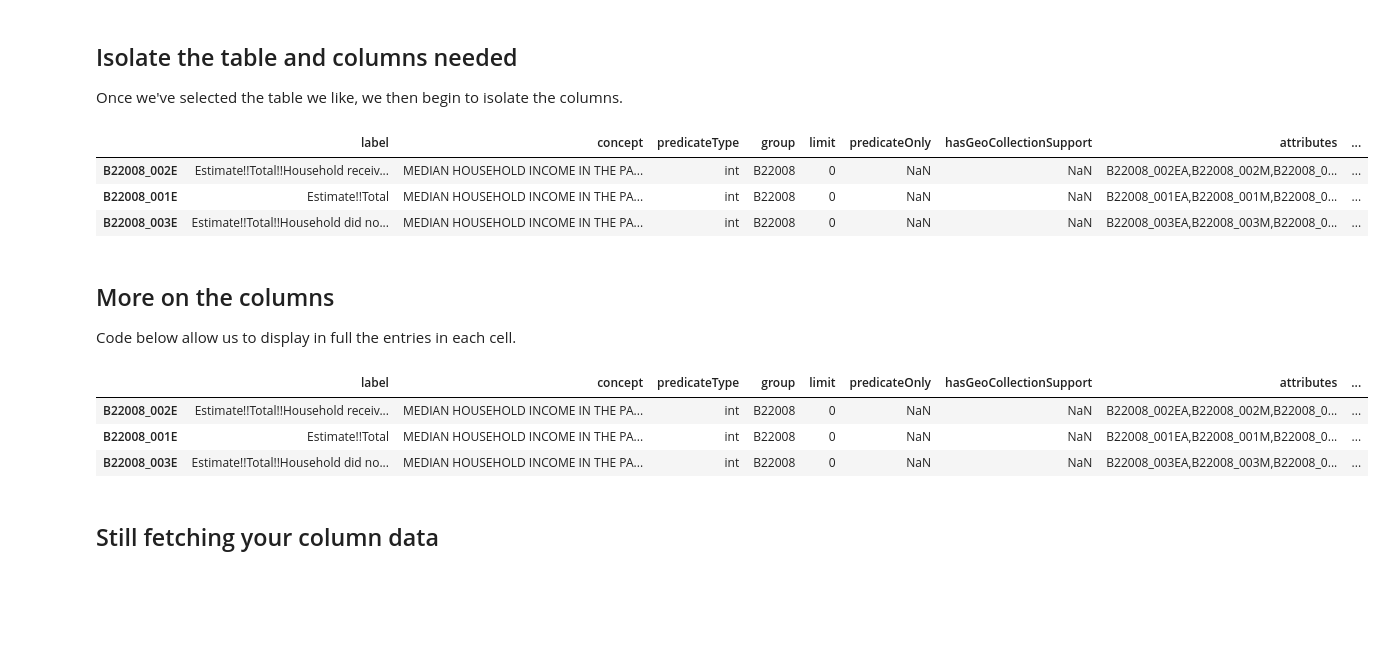
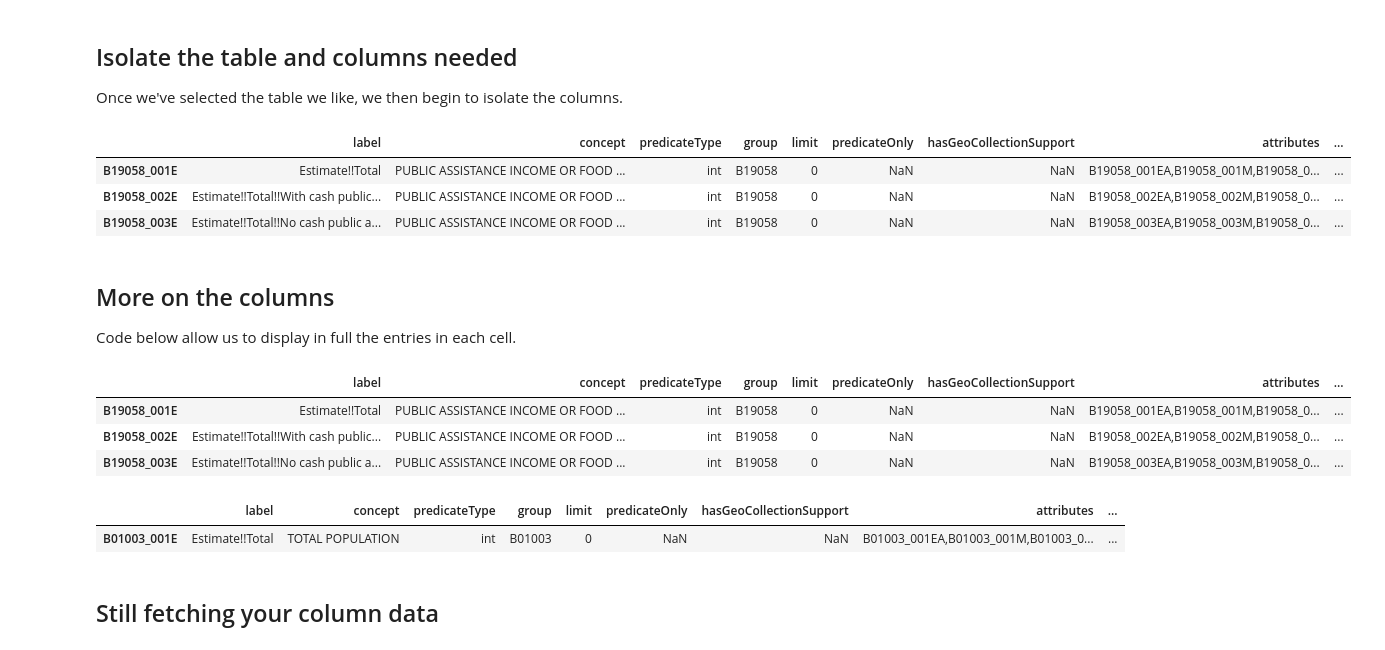
Before and after one commit to pmagtulis/mapping, a Jupyter notebook: food-stamps/HW#5.ipynb, the cells around one changed output. Saved outputs shown, nothing was run; the diff lists cells and outputs as text; code cells hidden in the pictures; blank space fills up the shorter version.

```diff
--- a/food-stamps/HW#5.ipynb
+++ b/food-stamps/HW#5.ipynb
@@ -83,23 +97,28 @@ acs.filter_tables('B220', by='table_name')
 
 Once we've selected the table we like, we then begin to isolate the columns.
 # %%
-acs.filter_variables('22008')
+acs.filter_variables('B19058')
 # %% [output]
 |  | label | concept | predicateType | group | limit | predicateOnly | hasGeoCollectionSupport | attributes | ... |
-| B22008_002E | Estimate!!Total!!Household receiv... | MEDIAN HOUSEHOLD INCOME IN THE PA... | int | B22008 | 0 | NaN | NaN | B22008_002EA,B22008_002M,B22008_0... | ... |
-| B22008_001E | Estimate!!Total | MEDIAN HOUSEHOLD INCOME IN THE PA... | int | B22008 | 0 | NaN | NaN | B22008_001EA,B22008_001M,B22008_0... | ... |
-| B22008_003E | Estimate!!Total!!Household did no... | MEDIAN HOUSEHOLD INCOME IN THE PA... | int | B22008 | 0 | NaN | NaN | B22008_003EA,B22008_003M,B22008_0... | ... |
+| B19058_001E | Estimate!!Total | PUBLIC ASSISTANCE INCOME OR FOOD ... | int | B19058 | 0 | NaN | NaN | B19058_001EA,B19058_001M,B19058_0... | ... |
+| B19058_002E | Estimate!!Total!!With cash public... | PUBLIC ASSISTANCE INCOME OR FOOD ... | int | B19058 | 0 | NaN | NaN | B19058_002EA,B19058_002M,B19058_0... | ... |
+| B19058_003E | Estimate!!Total!!No cash public a... | PUBLIC ASSISTANCE INCOME OR FOOD ... | int | B19058 | 0 | NaN | NaN | B19058_003EA,B19058_003M,B19058_0... | ... |
 # %% [markdown]
 ## More on the columns
 
 Code below allow us to display in full the entries in each cell.
 # %%
-acs.filter_variables('22008')
+acs.filter_variables('B19058')
 # %% [output]
 |  | label | concept | predicateType | group | limit | predicateOnly | hasGeoCollectionSupport | attributes | ... |
-| B22008_002E | Estimate!!Total!!Household receiv... | MEDIAN HOUSEHOLD INCOME IN THE PA... | int | B22008 | 0 | NaN | NaN | B22008_002EA,B22008_002M,B22008_0... | ... |
-| B22008_001E | Estimate!!Total | MEDIAN HOUSEHOLD INCOME IN THE PA... | int | B22008 | 0 | NaN | NaN | B22008_001EA,B22008_001M,B22008_0... | ... |
-| B22008_003E | Estimate!!Total!!Household did no... | MEDIAN HOUSEHOLD INCOME IN THE PA... | int | B22008 | 0 | NaN | NaN | B22008_003EA,B22008_003M,B22008_0... | ... |
+| B19058_001E | Estimate!!Total | PUBLIC ASSISTANCE INCOME OR FOOD ... | int | B19058 | 0 | NaN | NaN | B19058_001EA,B19058_001M,B19058_0... | ... |
+| B19058_002E | Estimate!!Total!!With cash public... | PUBLIC ASSISTANCE INCOME OR FOOD ... | int | B19058 | 0 | NaN | NaN | B19058_002EA,B19058_002M,B19058_0... | ... |
+| B19058_003E | Estimate!!Total!!No cash public a... | PUBLIC ASSISTANCE INCOME OR FOOD ... | int | B19058 | 0 | NaN | NaN | B19058_003EA,B19058_003M,B19058_0... | ... |
+# %%
+acs.filter_variables('B01003_001')
+# %% [output]
+|  | label | concept | predicateType | group | limit | predicateOnly | hasGeoCollectionSupport | attributes | ... |
+| B01003_001E | Estimate!!Total | TOTAL POPULATION | int | B01003 | 0 | NaN | NaN | B01003_001EA,B01003_001M,B01003_0... | ... |
 # %% [markdown]
 ## Still fetching your column data
 # %%
```
Also changed, not shown: parts of 35 cells of this notebook.
